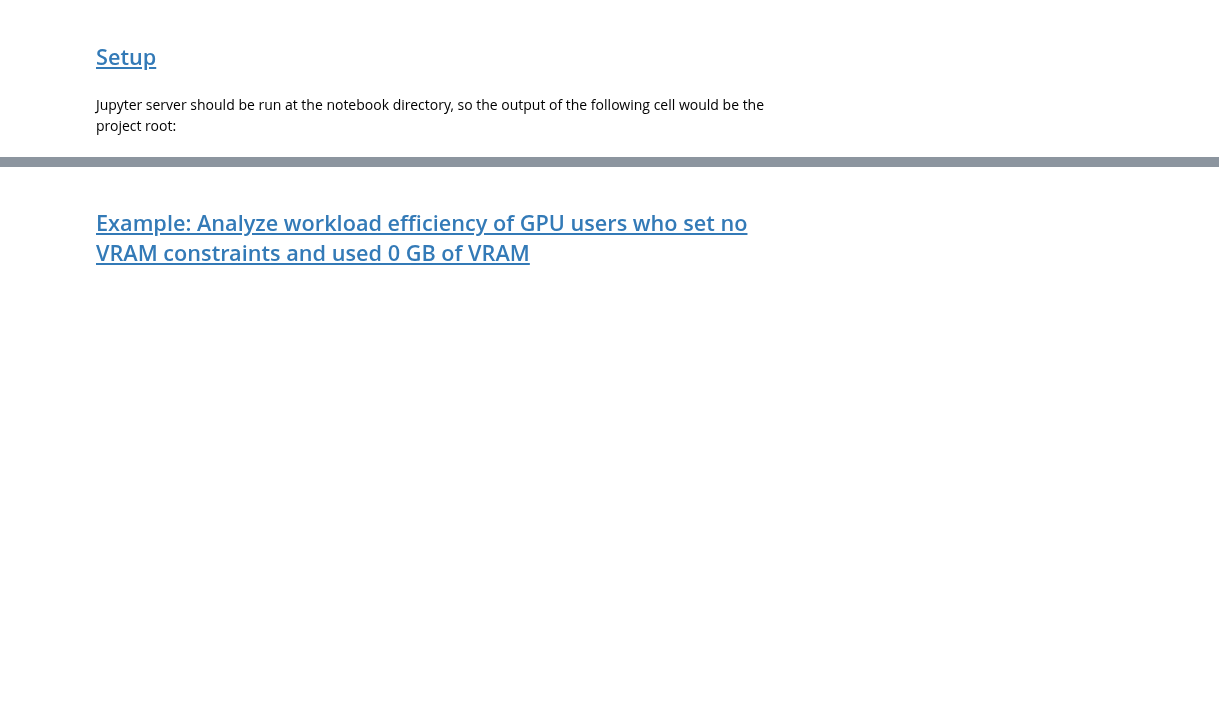
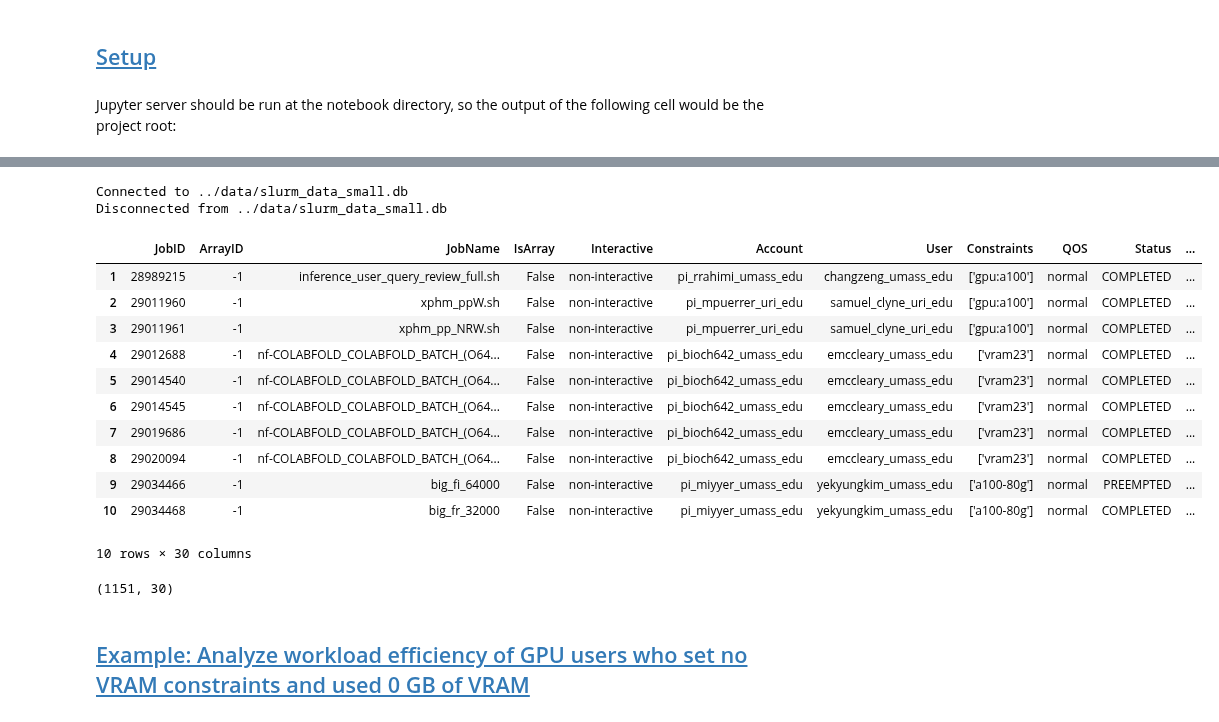
Before and after one commit to UnityHPC/ds4cg-job-analytics, a Jupyter notebook: notebooks/Efficiency Analysis.ipynb, the cells around one changed output, grey strips where cells are left out. Cells and saved outputs as stored; diff of their text form; code cells hidden in the pictures; blank space fills up the shorter version.

```diff
--- a/notebooks/Efficiency Analysis.ipynb
+++ b/notebooks/Efficiency Analysis.ipynb
@@ -48,13 +50,29 @@ from src.analysis import vram_usage
 %aimport src.analysis.vram_usage, src.preprocess.preprocess, src.config.enum_constants
 # %%
 # Load the jobs DataFrame from DuckDB
-
+query = f"SELECT * FROM Jobs WHERE 'a100' in GPUType or 'h100' in GPUType"
 efficiency_analysis = vram_usage.EfficiencyAnalysis(
-	db_path='../data/slurm_data.db',
+	db_path='../data/slurm_data_small.db', query=query,
 )
 
 display(efficiency_analysis.jobs_df.head(10))
 print(efficiency_analysis.jobs_df.shape)
+# %% [output]
+Connected to ../data/slurm_data_small.db
+Disconnected from ../data/slurm_data_small.db
+|  | JobID | ArrayID | JobName | IsArray | Interactive | Account | User | Constraints | QOS | Status | ... |
+| 1 | 28989215 | -1 | inference_user_query_review_full.sh | False | non-interactive | pi_rrahimi_umass_edu | changzeng_umass_edu | ['gpu:a100'] | normal | COMPLETED | ... |
+| 2 | 29011960 | -1 | xphm_ppW.sh | False | non-interactive | pi_mpuerrer_uri_edu | samuel_clyne_uri_edu | ['gpu:a100'] | normal | COMPLETED | ... |
+| 3 | 29011961 | -1 | xphm_pp_NRW.sh | False | non-interactive | pi_mpuerrer_uri_edu | samuel_clyne_uri_edu | ['gpu:a100'] | normal | COMPLETED | ... |
+| 4 | 29012688 | -1 | nf-COLABFOLD_COLABFOLD_BATCH_(O64... | False | non-interactive | pi_bioch642_umass_edu | emccleary_umass_edu | ['vram23'] | normal | COMPLETED | ... |
+| 5 | 29014540 | -1 | nf-COLABFOLD_COLABFOLD_BATCH_(O64... | False | non-interactive | pi_bioch642_umass_edu | emccleary_umass_edu | ['vram23'] | normal | COMPLETED | ... |
+| 6 | 29014545 | -1 | nf-COLABFOLD_COLABFOLD_BATCH_(O64... | False | non-interactive | pi_bioch642_umass_edu | emccleary_umass_edu | ['vram23'] | normal | COMPLETED | ... |
+| 7 | 29019686 | -1 | nf-COLABFOLD_COLABFOLD_BATCH_(O64... | False | non-interactive | pi_bioch642_umass_edu | emccleary_umass_edu | ['vram23'] | normal | COMPLETED | ... |
+| 8 | 29020094 | -1 | nf-COLABFOLD_COLABFOLD_BATCH_(O64... | False | non-interactive | pi_bioch642_umass_edu | emccleary_umass_edu | ['vram23'] | normal | COMPLETED | ... |
+| 9 | 29034466 | -1 | big_fi_64000 | False | non-interactive | pi_miyyer_umass_edu | yekyungkim_umass_edu | ['a100-80g'] | normal | PREEMPTED | ... |
+| 10 | 29034468 | -1 | big_fr_32000 | False | non-interactive | pi_miyyer_umass_edu | yekyungkim_umass_edu | ['a100-80g'] | normal | COMPLETED | ... |
+10 rows × 30 columns
+(1151, 30)
 # %% [markdown]
 ## <a id='toc1_2_'></a>[Example: Analyze workload efficiency of GPU users who set no VRAM constraints and used 0 GB of VRAM](#toc0_)
 # %%
```
Also changed, not shown: parts of 10 cells of this notebook, 3 other files.
